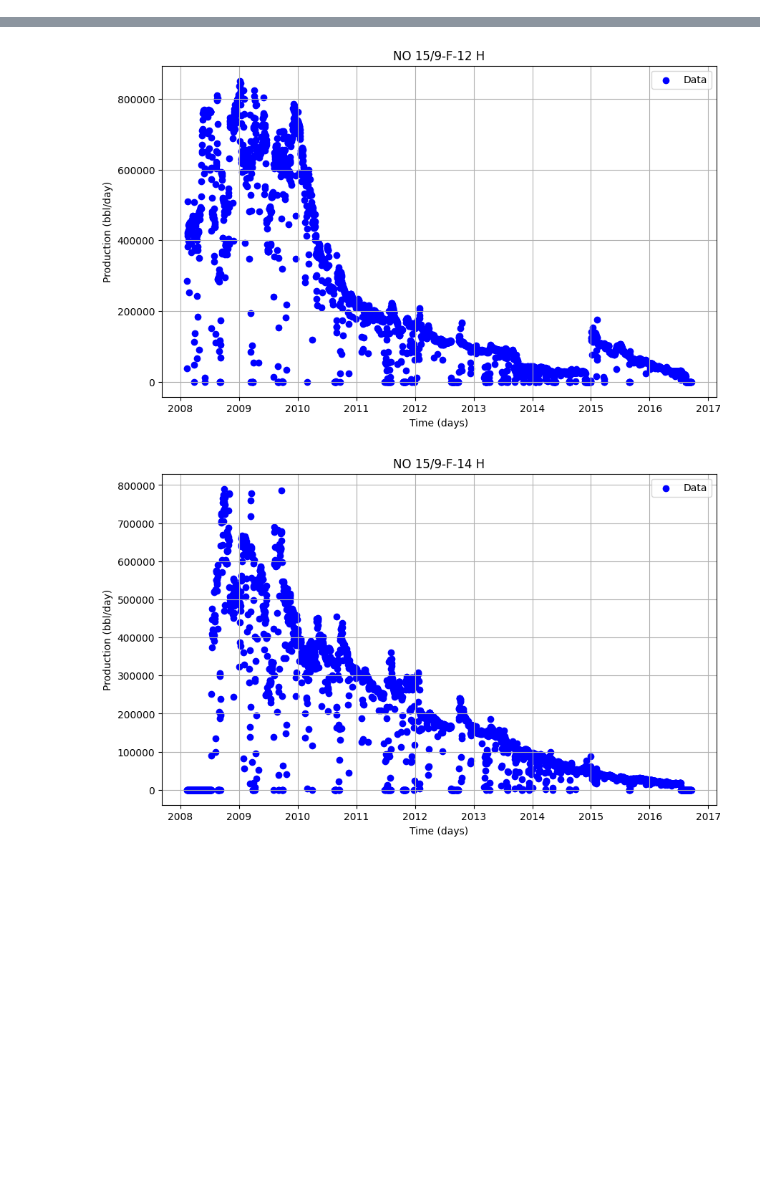
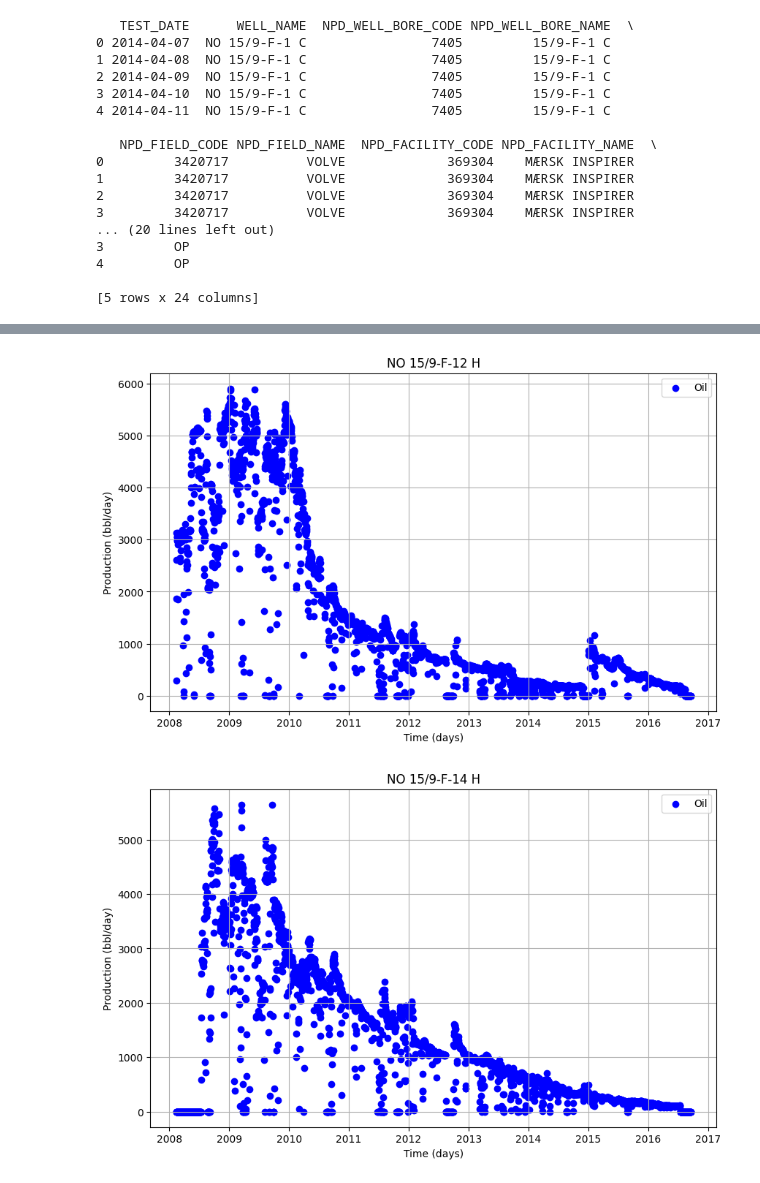
Before and after one commit to Rian021102/dca_ml, a Jupyter notebook: notebook/checkdatavolve.ipynb, the cells around one changed output, grey strips where cells are left out. Drawn from its saved outputs; the diff is of its cells as text; code cells hidden in the pictures; blank space fills up the shorter version.

```diff
--- a/notebook/checkdatavolve.ipynb
+++ b/notebook/checkdatavolve.ipynb
@@ -4,17 +4,48 @@ import matplotlib.pyplot as plt
 # %%
 def plot_data(data):
     plt.figure(figsize=(10, 6))
-    plt.scatter(data['DATEPRD'], data['BORE_GAS_VOL'], label='Data', color='blue')
+    plt.scatter(data['TEST_DATE'], data['OIL'], label='Oil', color='blue')
     plt.xlabel('Time (days)')
     plt.ylabel('Production (bbl/day)')
-    plt.title(data['WELL_BORE_CODE'].iloc[0])
+    plt.title(data['WELL_NAME'].iloc[0])
     plt.legend()
     plt.grid()
     plt.show()
 # %%
 data = pd.read_excel("/home/rian/python_project/myvenv/dca_ml/data/Volve production data.xlsx")
-data["DATEPRD"] = pd.to_datetime(data["DATEPRD"])
-well_names = data["WELL_BORE_CODE"].dropna().unique()
+to_replace=['DATEPRD','WELL_BORE_CODE','BORE_OIL_VOL','BORE_GAS_VOL']
+for col in to_replace:
+        if col in data.columns:
+         #replace DATEPRD with TEST_DATE and BORE_OIL_VOL with OIL
+            if col == 'DATEPRD':
+                data.rename(columns={col: 'TEST_DATE'}, inplace=True)
+                data['TEST_DATE'] = pd.to_datetime(data['TEST_DATE'])
+            elif col == 'BORE_OIL_VOL':
+                data.rename(columns={col: 'OIL'}, inplace=True)
+            elif col=='WELL_BORE_CODE':
+                data.rename(columns={col:'WELL_NAME'},inplace=True)
+            elif col=='BORE_GAS_VOL':
+                data.rename(columns={col:'GAS'},inplace=True)
+data["TEST_DATE"] = pd.to_datetime(data["TEST_DATE"])
+print(data.head())
+well_names = data["WELL_NAME"].dropna().unique()
 for well in well_names:
-    plot_data(data[data["WELL_BORE_CODE"] == well])
+    plot_data(data[data["WELL_NAME"] == well])
 # %% [output]
+   TEST_DATE      WELL_NAME  NPD_WELL_BORE_CODE NPD_WELL_BORE_NAME  \
+0 2014-04-07  NO 15/9-F-1 C                7405         15/9-F-1 C
+1 2014-04-08  NO 15/9-F-1 C                7405         15/9-F-1 C
+2 2014-04-09  NO 15/9-F-1 C                7405         15/9-F-1 C
+3 2014-04-10  NO 15/9-F-1 C                7405         15/9-F-1 C
+4 2014-04-11  NO 15/9-F-1 C                7405         15/9-F-1 C
+
+   NPD_FIELD_CODE NPD_FIELD_NAME  NPD_FACILITY_CODE NPD_FACILITY_NAME  \
+0         3420717          VOLVE             369304    MÆRSK INSPIRER
+1         3420717          VOLVE             369304    MÆRSK INSPIRER
+2         3420717          VOLVE             369304    MÆRSK INSPIRER
+3         3420717          VOLVE             369304    MÆRSK INSPIRER
+... (20 lines left out)
+3         OP
+4         OP
+
+[5 rows x 24 columns]
@@ -23,2 +54,2 @@ for well in well_names:
-[figure, old version]
+[figure, new version]
-[figure, old version]
+[figure, new version]
```
Also changed, not shown: parts of 1 cell of this notebook, 17 other files.
